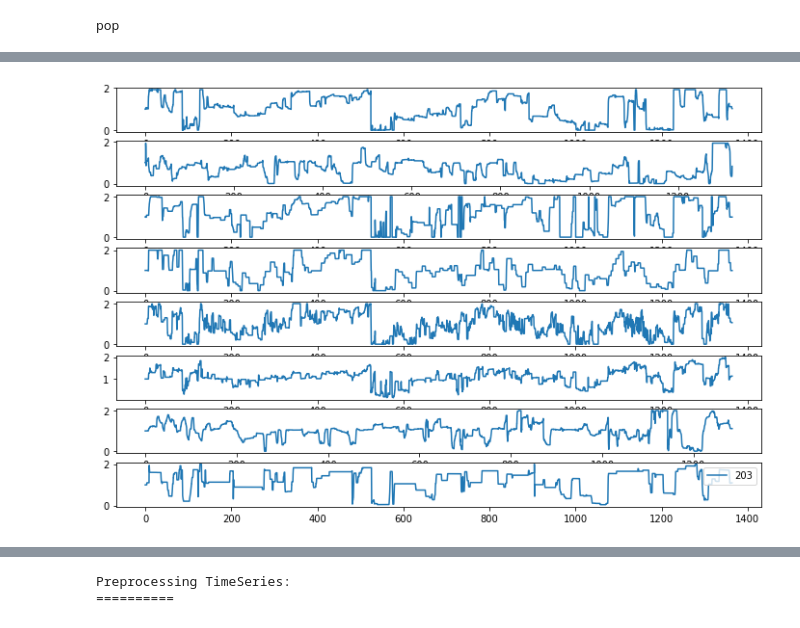
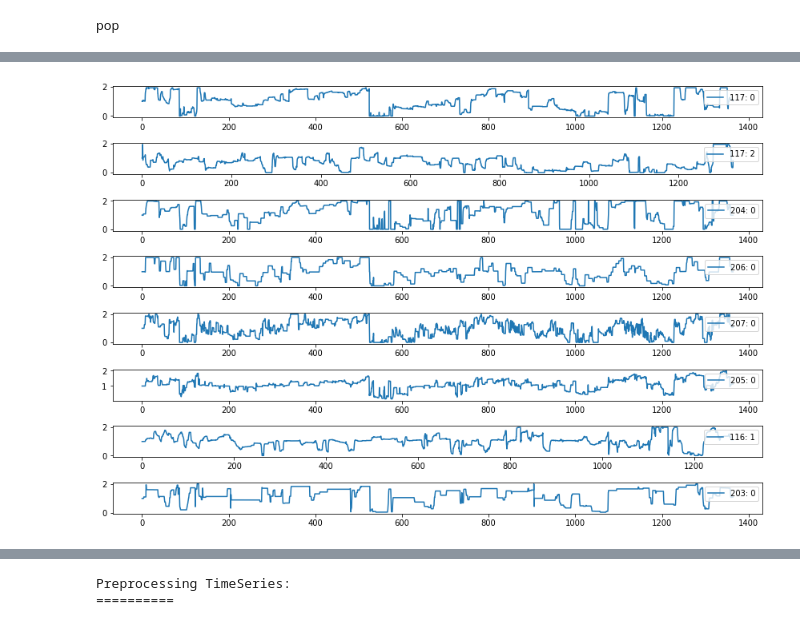
Before and after one commit to ChildBrainLab/LCBDtools, a Jupyter notebook: scripts/Beh/ATVcorrelations.ipynb, the cells around one changed output, grey strips where cells are left out. Drawn from its saved outputs; the diff is of its cells as text; code cells hidden in the pictures.

```diff
--- a/scripts/Beh/ATVcorrelations.ipynb
+++ b/scripts/Beh/ATVcorrelations.ipynb
@@ -90,8 +92,7 @@ Loading ATV files as TimeSeries objects:
 ==========
 # %%
 for ts in dataset:
-    if participant_keyring[ts.meta['participant']][0] == "Susan":
-        print(ts.meta)
+    print(ts.meta)
 # %% [output]
 {'participant': '117', 'episode': 0, 'viewingOrder': 'ACB'}
 {'participant': '117', 'episode': 2, 'viewingOrder': 'ACB'}
@@ -102,7 +109,8 @@ for ts in dataset:
 # 1st was 116 watching B
 # 2nd was 117 watching AC
 # just make both into 116
-for i, ts in enumerate(dataset):
+
+for i, ts in reversed(list(enumerate(dataset))):
     if ts.meta['participant'] == '117':
         if ts.meta['episode'] == 1:
             dataset.pop(i)
@@ -121,3 +119,0 @@ plt.plot(dataset[5].signal)
-# %%
-# F dataset[5]. TODO: Err loading 207 no idea why works on one-off
-dataset.pop(5)
@@ -125,0 +120,5 @@ dataset.pop(5)
+# %%
+for i, ts in reversed(list(enumerate(dataset))):
+    if len(ts.signal) < min_episode_samples:
+        dataset.pop(i)
+        print("pop:", ts.meta)
@@ -132,16 +133,18 @@ print(
 # %%
 fig, axs = plt.subplots(nrows=len(dataset))
+
+plt.tight_layout()
 
 for i, ts in enumerate(dataset):
     axs[i].plot(
         ts.time,
         ts.signal,
-        label=(ts.meta['participant'])
+        label=(ts.meta['participant']+": "+str(ts.meta['episode']))
     )
 
-plt.legend(loc='upper right')
+    axs[i].legend(loc='upper right')
 
 plt.show()
 # %% [output]
-[figure, old version]
+[figure, new version]
 # %%
```
Also changed, not shown: parts of 36 cells of this notebook, 5 other files.
